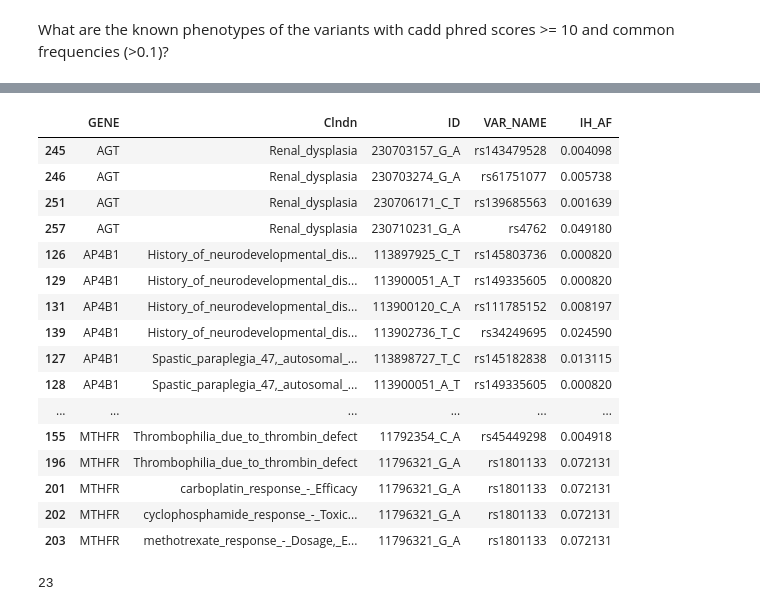
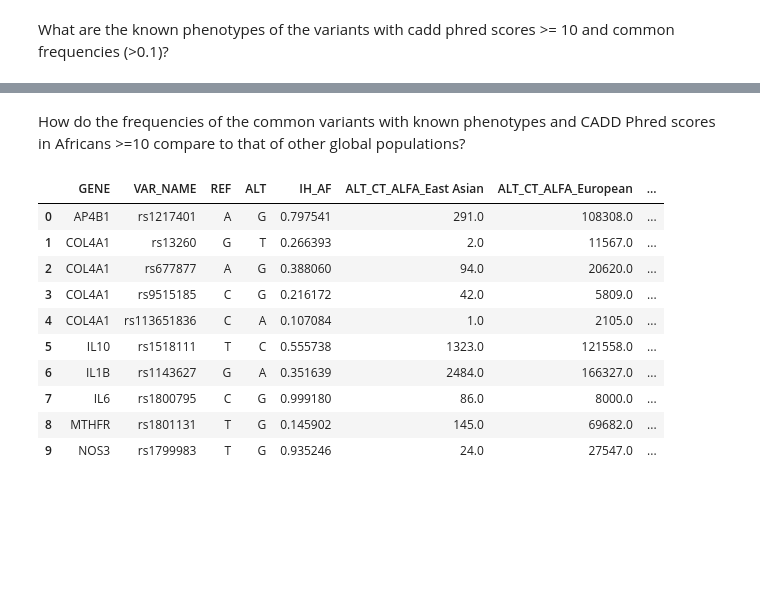
Before and after one commit to MeganHolborn/Genetic_data_analysis, a Jupyter notebook: Notebooks/Analysis_and_Visualisation/6-Variant_disease_phenotypes.ipynb, the cells around one changed output, grey strips where cells are left out. Cells and saved outputs as stored; diff of their text form; code cells hidden in the pictures; blank space fills up the shorter version.

```diff
--- a/Notebooks/Analysis_and_Visualisation/6-Variant_disease_phenotypes.ipynb
+++ b/Notebooks/Analysis_and_Visualisation/6-Variant_disease_phenotypes.ipynb
@@ -74,0 +77,11 @@ ih_afr.head(5)
+# %%
+alfa_global = pd.read_csv(
+    os.path.join(
+        PROJECT_ROOT,
+        "Data",
+        "Processed",
+        "ALFA_allele_counts_b.csv",
+    )
+)
+
+alfa_global.head(5)
@@ -291,29 +311,20 @@ What are the known phenotypes of the variants with cadd phred scores >= 10 and u
-# %%
-# Display common variants, and their associated clinical disease phenotype
-
-uncommon_deleterious_variants_with_known_phenotype = deleterious_variants_with_known_phenotype[deleterious_variants_with_known_phenotype.IH_AF < 0.1][['GENE','Clndn','ID','VAR_NAME','IH_AF','CADD_PHRED_SCORE']].sort_values(by=['GENE','Clndn','ID'], ascending=True)
-uncommon_deleterious_variants_with_known_phenotype
-# %% [output]
-|  | GENE | Clndn | ID | VAR_NAME | IH_AF |
-| 245 | AGT | Renal_dysplasia | 230703157_G_A | rs143479528 | 0.004098 |
-| 246 | AGT | Renal_dysplasia | 230703274_G_A | rs61751077 | 0.005738 |
-| 251 | AGT | Renal_dysplasia | 230706171_C_T | rs139685563 | 0.001639 |
-| 257 | AGT | Renal_dysplasia | 230710231_G_A | rs4762 | 0.049180 |
-| 126 | AP4B1 | History_of_neurodevelopmental_dis... | 113897925_C_T | rs145803736 | 0.000820 |
-| 129 | AP4B1 | History_of_neurodevelopmental_dis... | 113900051_A_T | rs149335605 | 0.000820 |
-| 131 | AP4B1 | History_of_neurodevelopmental_dis... | 113900120_C_A | rs111785152 | 0.008197 |
-| 139 | AP4B1 | History_of_neurodevelopmental_dis... | 113902736_T_C | rs34249695 | 0.024590 |
-| 127 | AP4B1 | Spastic_paraplegia_47,_autosomal_... | 113898727_T_C | rs145182838 | 0.013115 |
-| 128 | AP4B1 | Spastic_paraplegia_47,_autosomal_... | 113900051_A_T | rs149335605 | 0.000820 |
-| ... | ... | ... | ... | ... | ... |
-| 155 | MTHFR | Thrombophilia_due_to_thrombin_defect | 11792354_C_A | rs45449298 | 0.004918 |
-| 196 | MTHFR | Thrombophilia_due_to_thrombin_defect | 11796321_G_A | rs1801133 | 0.072131 |
-| 201 | MTHFR | carboplatin_response_-_Efficacy | 11796321_G_A | rs1801133 | 0.072131 |
-| 202 | MTHFR | cyclophosphamide_response_-_Toxic... | 11796321_G_A | rs1801133 | 0.072131 |
-| 203 | MTHFR | methotrexate_response_-_Dosage,_E... | 11796321_G_A | rs1801133 | 0.072131 |
-# %%
-# Count the number of variants with known phenotypes, CADD >=10 and that are uncommon
-
-uncommon_deleterious_variants_with_known_phenotype.ID.nunique()
-# %% [output]
-23
+# %% [markdown]
+How do the frequencies of the common variants with known phenotypes and CADD Phred scores in Africans >=10 compare to that of other global populations?
+# %%
+# Add ALFA global allele count data to African data in common_deleterious_variants_with_known_phenotype dataframe
+
+common_deleterious_variants_with_known_phenotype_incl_alfa = pd.merge(common_deleterious_variants_with_known_phenotype.drop_duplicates(subset=['VAR_NAME','REF','ALT']).drop(columns=['Clndn','ID','CADD_PHRED_SCORE']), alfa_global, how='left', left_on=['VAR_NAME','REF','ALT'], right_on=['variant_id','reference_allele','alternate_allele'])
+common_deleterious_variants_with_known_phenotype_incl_alfa = common_deleterious_variants_with_known_phenotype_incl_alfa.drop(columns=['variant_id','reference_allele','alternate_allele'])
+common_deleterious_variants_with_known_phenotype_incl_alfa
+# %% [output]
+|  | GENE | VAR_NAME | REF | ALT | IH_AF | ALT_CT_ALFA_East Asian | ALT_CT_ALFA_European | ... |
+| 0 | AP4B1 | rs1217401 | A | G | 0.797541 | 291.0 | 108308.0 | ... |
+| 1 | COL4A1 | rs13260 | G | T | 0.266393 | 2.0 | 11567.0 | ... |
+| 2 | COL4A1 | rs677877 | A | G | 0.388060 | 94.0 | 20620.0 | ... |
+| 3 | COL4A1 | rs9515185 | C | G | 0.216172 | 42.0 | 5809.0 | ... |
+| 4 | COL4A1 | rs113651836 | C | A | 0.107084 | 1.0 | 2105.0 | ... |
+| 5 | IL10 | rs1518111 | T | C | 0.555738 | 1323.0 | 121558.0 | ... |
+| 6 | IL1B | rs1143627 | G | A | 0.351639 | 2484.0 | 166327.0 | ... |
+| 7 | IL6 | rs1800795 | C | G | 0.999180 | 86.0 | 8000.0 | ... |
+| 8 | MTHFR | rs1801131 | T | G | 0.145902 | 145.0 | 69682.0 | ... |
+| 9 | NOS3 | rs1799983 | T | G | 0.935246 | 24.0 | 27547.0 | ... |
```
Also changed, not shown: parts of 10 cells of this notebook.
